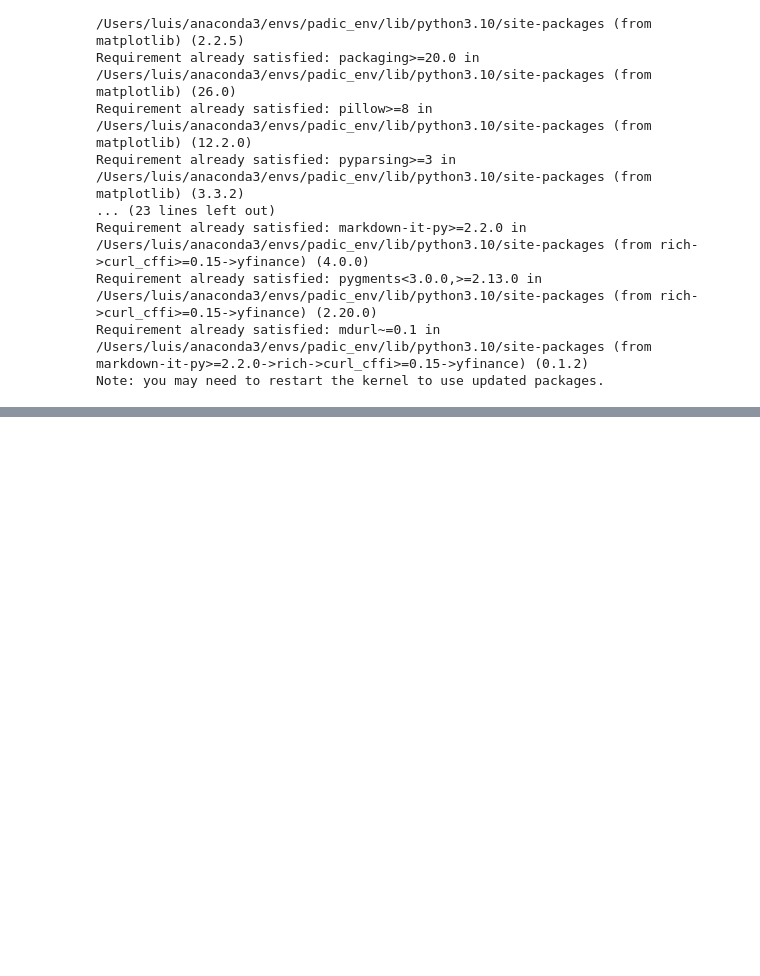
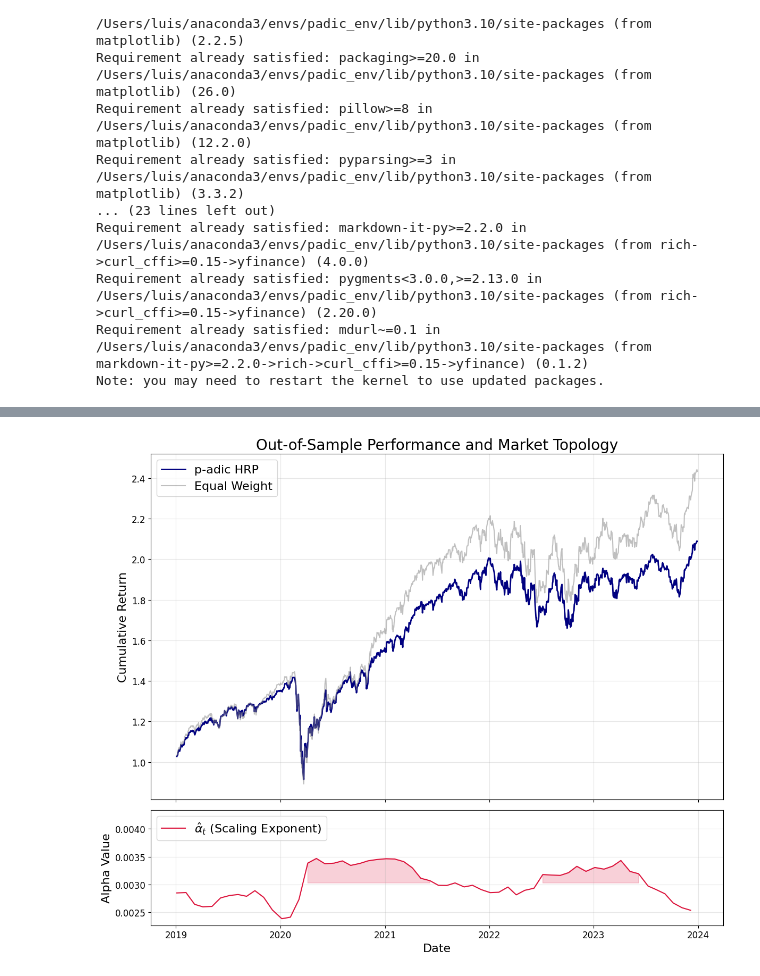
Before and after one commit to lgomez010/padic_portfolio_v1, a Jupyter notebook: notebooks/rolling_backtest.ipynb, the cells around one changed output, grey strips where cells are left out. Saved outputs shown, nothing was run; the diff lists cells and outputs as text; code cells hidden in the pictures; blank space fills up the shorter version.

```diff
--- a/notebooks/rolling_backtest.ipynb
+++ b/notebooks/rolling_backtest.ipynb
@@ -20,0 +101,13 @@ Note: you may need to restart the kernel to use updated packages.
+# %%
+# calculate returns right here so memory cannot lose it
+returns = close.pct_change().dropna()
+
+# backtest setup
+lookback = 252
+step = 21
+
+strat_rets = []
+bench_rets = []
+alphas = [] #store scaling exponents
+
+print(f"Running rolling backtest over {len(returns)} days...")
@@ -133,3 +159,43 @@ Running rolling backtest over 1005 days...
+# %%
+# plot
+idx = returns.index[lookback : lookback + len(strat_rets)]
+strat_cum = (1 + pd.Series(strat_rets, index=idx)).cumprod()
+bench_cum = (1 + pd.Series(bench_rets, index=idx)).cumprod()
+
+alpha_df = pd.DataFrame(alphas).set_index('date')
+
+#dual panel plot
+fig, (ax1, ax2) = plt.subplots(2, 1, figsize=(12,10), sharex=True, gridspec_kw={'height_ratios': [3,1]})
+
+#plot 1: wealth curves
+ax1.plot(strat_cum, label='p-adic HRP', color='navy', lw=2)
+ax1.plot(bench_cum, label='Equal Weight', color='gray', alpha=0.5)
+ax1.set_title('Out-of-Sample Performance and Market Topology', fontsize=20)
+ax1.set_ylabel('Cumulative Return', fontsize=16)
+ax1.grid(True, alpha=0.3)
+ax1.legend(fontsize=16)
+
+#plot 2: scaling exponent
+ax2.plot(alpha_df['alpha'], color='crimson', lw=1.5, label=r'$\hat{\alpha}_t$ (Scaling Exponent)')
+ax2.set_ylabel('Alpha Value', fontsize=16)
+ax2.set_xlabel('Date', fontsize=16)
+ax2.legend(loc='upper left', fontsize=16)
+ax2.grid(True, alpha=0.3)
+
+# Highlight: If alpha is above its mean, shade the area (Market Stress Indicator)
+mean_alpha = alpha_df['alpha'].mean()
+ax2.fill_between(alpha_df.index, alpha_df['alpha'], mean_alpha,
+                 where=(alpha_df['alpha'] > mean_alpha), color='crimson', alpha=0.2)
+max_alpha = alpha_df['alpha'].max()
+ax2.set_ylim(bottom=alpha_df['alpha'].min() * 0.95, top=max_alpha * 1.25) # Adds 25% empty space at the top
+
+ax1.tick_params(axis='both', labelsize=12)
+ax2.tick_params(axis='both', labelsize=12)
+
+plt.tight_layout()
+plt.show()
+# %% [output]
+[figure, added]
 # %%
 # 5. Risk-Adjusted Performance Metrics
 
```
Also changed, not shown: parts of 5 cells of this notebook.
